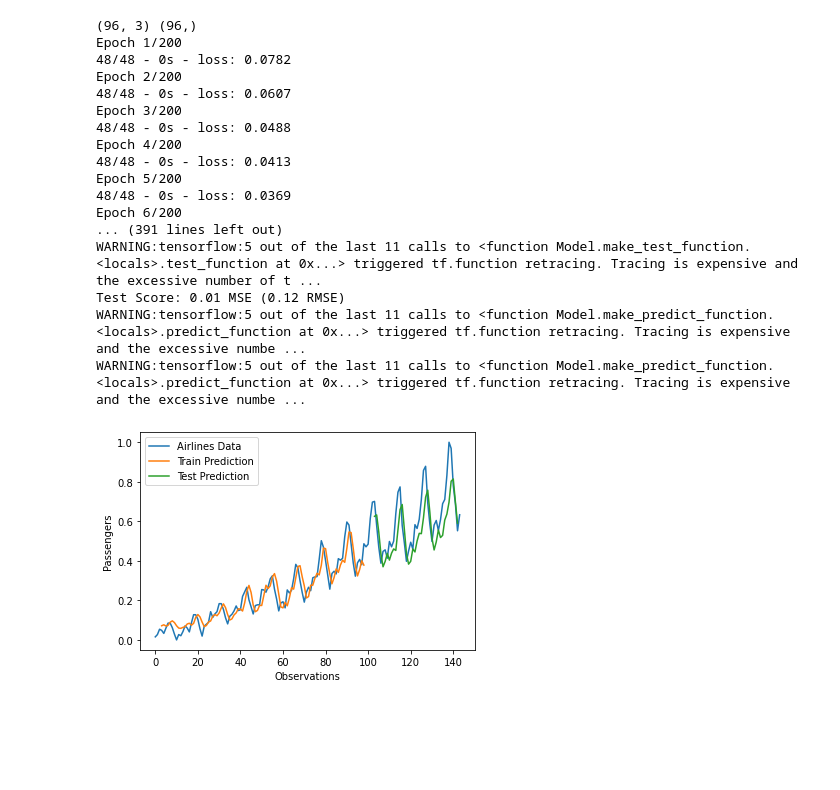
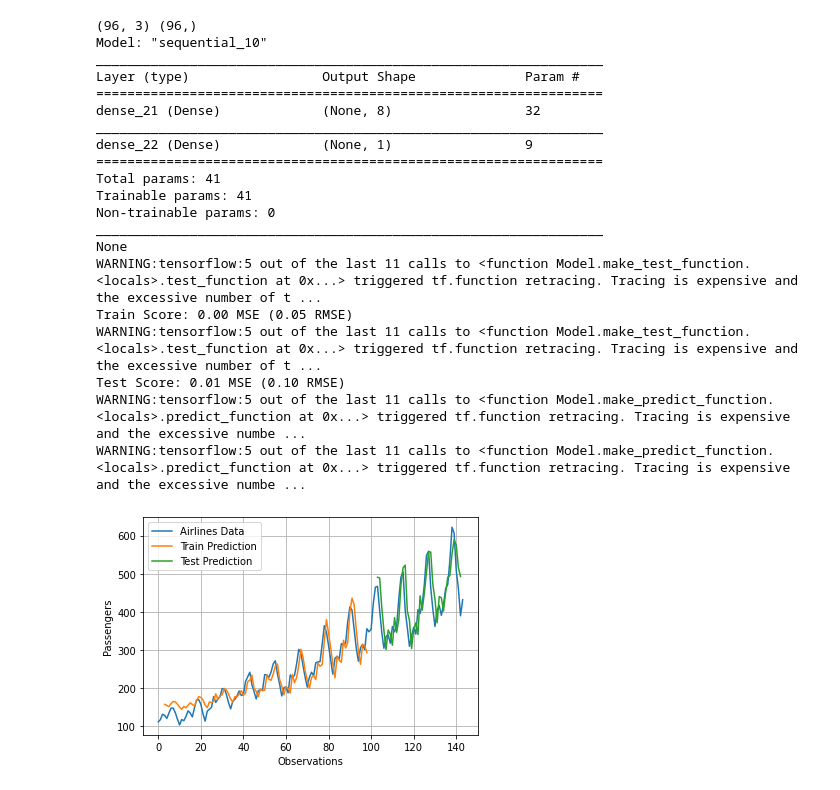
Before and after one commit to ibribr/DT8807, a Jupyter notebook: Airline_Passengers.ipynb, the cells around one changed output. Drawn from its saved outputs; the diff is of its cells as text; code cells hidden in the pictures; blank space fills up the shorter version.

```diff
--- a/Airline_Passengers.ipynb
+++ b/Airline_Passengers.ipynb
@@ -32,11 +55,17 @@ print(len(train_dataset), len(test_dataset))
 # %%
+# reform the data from one column into n columns: months t, t+1, ..., t+n
+# we use number of passangers in columns t, t+1, ..., t+n-1 to predict number of
+# passangers in column t+n
+# lookback is the time steps needed to be predicted
 def create_dataset(dataset, lookback=1):
     dataX = []
     dataY = []
+    print(range(len(dataset) - lookback - 1))
     for i in range(len(dataset) - lookback - 1):
         a = dataset[i: (i+lookback), 0]
+        b = dataset[(i+lookback), 0]
         dataX.append(a)
-        dataY.append(dataset[i+lookback,0])
+        dataY.append(b)
     return np.array(dataX), np.array(dataY)
 
 lookback = 3
@@ -45,6 +74,8 @@ xtest, ytest = create_dataset(test_dataset, lookback)
 
 print(xtrain.shape)
 print(ytrain.shape)
-
+print('Steps to be predicted = ', lookback)
+print(dataset[0:3+lookback])
 print(xtrain[0:3,:])
+print(ytrain[0:3])
 # %% [output]
@@ -56,60 +97,72 @@ print(xtrain[0:3,:])
 # %%
 # MLP
 print(xtrain.shape, ytrain.shape)
+
 # fix random seed for reproducibility
-numpy.random.seed(7)
+np.random.seed(7)
 
 # create and fit Multilayer Perceptron model
 model = Sequential()
 model.add(Dense(8, input_dim = lookback, activation='relu'))
 model.add(Dense(1, activation='sigmoid'))
 model.compile(loss='mean_squared_error', optimizer='adam')
-model.fit(xtrain, ytrain, epochs=200, batch_size=2, verbose=2)
+
+print(model.summary())
+
+plot_model(model, to_file='MLP_Airline_Pass.png', show_shapes=True, show_layer_names=True)
+from IPython.display import Image
+Image(retina=True, filename='MLP_Airline_Pass.png')
+
+model.fit(xtrain, ytrain, epochs=500, batch_size=2, verbose=0)
 
 # Estimate model performance
 trainScore = model.evaluate(xtrain, ytrain, verbose=0)
 print('Train Score: %.2f MSE (%.2f RMSE)' % (trainScore, math.sqrt(trainScore)))
 testScore = model.evaluate(xtest, ytest, verbose=0)
 print('Test Score: %.2f MSE (%.2f RMSE)' % (testScore, math.sqrt(testScore)))
 
 # generate predictions for training
 trainPredict = model.predict(xtrain)
 testPredict = model.predict(xtest)
 
 # shift train predictions for plotting
-trainPredictPlot = numpy.empty_like(dataset)
-trainPredictPlot[:, :] = numpy.nan
+trainPredictPlot = np.empty_like(dataset)
+trainPredictPlot[:, :] = np.nan
 trainPredictPlot[lookback:len(trainPredict)+lookback, :] = trainPredict
 
 # shift test predictions for plotting
-testPredictPlot = numpy.empty_like(dataset)
-testPredictPlot[:, :] = numpy.nan
+testPredictPlot = np.empty_like(dataset)
+testPredictPlot[:, :] = np.nan
 testPredictPlot[len(trainPredict)+(lookback*2)+1:len(dataset)-1, :] = testPredict
 
 # plot baseline and predictions
-plt.plot(dataset, label="Airlines Data")
-plt.plot(trainPredictPlot, label="Train Prediction")
-plt.plot(testPredictPlot, label="Test Prediction")
+plt.plot(minmax.inverse_transform(dataset), label="Airlines Data")
+plt.plot(minmax.inverse_transform(trainPredictPlot), label="Train Prediction")
+plt.plot(minmax.inverse_transform(testPredictPlot), label="Test Prediction")
 plt.xlabel("Observations")
 plt.ylabel("Passengers")
 plt.legend()
+plt.grid()
 plt.show()
 # %% [output]
 (96, 3) (96,)
-Epoch 1/200
-48/48 - 0s - loss: 0.0782
-Epoch 2/200
-48/48 - 0s - loss: 0.0607
-Epoch 3/200
-48/48 - 0s - loss: 0.0488
-Epoch 4/200
-48/48 - 0s - loss: 0.0413
-Epoch 5/200
-48/48 - 0s - loss: 0.0369
-Epoch 6/200
-... (391 lines left out)
+Model: "sequential_10"
+_________________________________________________________________
+Layer (type)                 Output Shape              Param #
+=================================================================
+dense_21 (Dense)             (None, 8)                 32
+_________________________________________________________________
+dense_22 (Dense)             (None, 1)                 9
+=================================================================
+Total params: 41
+Trainable params: 41
+Non-trainable params: 0
+_________________________________________________________________
+None
 WARNING:tensorflow:5 out of the last 11 calls to <function Model.make_test_function.<locals>.test_function at 0x...> triggered tf.function retracing. Tracing is expensive and the excessive number of t ...
-Test Score: 0.01 MSE (0.12 RMSE)
+Train Score: 0.00 MSE (0.05 RMSE)
+WARNING:tensorflow:5 out of the last 11 calls to <function Model.make_test_function.<locals>.test_function at 0x...> triggered tf.function retracing. Tracing is expensive and the excessive number of t ...
+Test Score: 0.01 MSE (0.10 RMSE)
 WARNING:tensorflow:5 out of the last 11 calls to <function Model.make_predict_function.<locals>.predict_function at 0x...> triggered tf.function retracing. Tracing is expensive and the excessive numbe ...
 WARNING:tensorflow:5 out of the last 11 calls to <function Model.make_predict_function.<locals>.predict_function at 0x...> triggered tf.function retracing. Tracing is expensive and the excessive numbe ...
-[figure, old version]
+[figure, new version]
```
Also changed, not shown: parts of 6 cells of this notebook.
